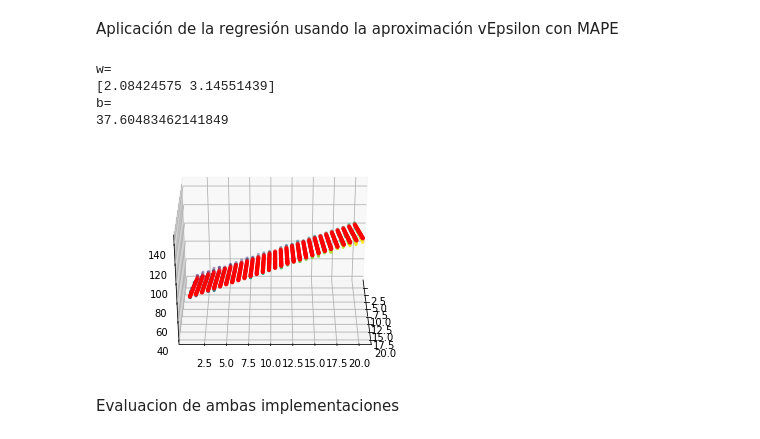
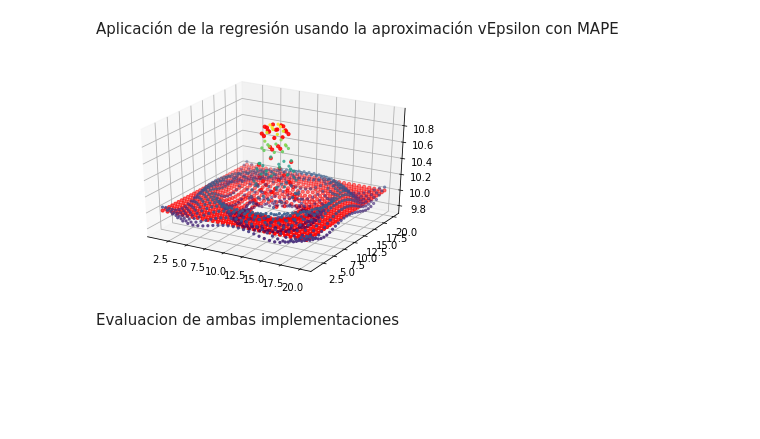
Before and after one commit to agui197/Proyecto-Mape, a Jupyter notebook: Minimización MAPE.ipynb, the cells around one changed output. Drawn from its saved outputs; the diff is of its cells as text; code cells hidden in the pictures; blank space fills up the shorter version.

```diff
--- a/Minimización MAPE.ipynb
+++ b/Minimización MAPE.ipynb
@@ -26,3 +84,13 @@ y = np.ravel(Y.T)
+# %%
+np.random.seed(1)
+lmin = 1
+lmax = 20
+n = 29
+Xm = genX(lmin=lmin,lmax=lmax,npoints=n)
+#y = testfunction1(X=Xm,noise=False)
+#y = testfunction2(X=Xm,noise=False)
+y = testfunction3(X=Xm,noise=False)
+#y = testfunction4(X=Xm,noise=False)
 # %% [markdown]
 Visualizar los datos
 # %%
@@ -45,3 +120,9 @@ def linrbf_kernel(X1,X2,gamma=None,lck=1):
+# %%
+#%% Simulacion del modelo de regresion
+def sim_modelo(X,params):
+    K_sv = custom_kernel(params[0],X,kernel=params[3],gamma=params[4],lck=params[5])
+    y = np.dot(params[1],K_sv)+params[2]
+    return y
 # %%
 # Optimization classic E-regression with cvxpy
 def SVR_E(X,y,epsilon=0.01,c=10,kernel='linear',gamma=None,lck=1):
@@ -229,12 +278,7 @@ def SVR_vMAPE(X,y,epsilon=0.01,c=10,v=1,kernel='linear',gamma=None,lck=1):
     onev = np.ones((nsamples,1))
 
     # Kernel matrix
-    if kernel == 'linear':
-        K = linear_kernel(X,X)
-    elif kernel == 'rbf':
-        K = rbf_kernel(X,X,gamma=gamma)
-    elif kernel == 'linrbf':
-        K = linrbf_kernel(X,X,gamma=gamma,lck=lck)
+    K = custom_kernel(Xm,Xm,kernel=kernel,gamma=gamma,lck=lck)
 
     # Optimization formulation vE-regression with MAPE
     alpha1 = cp.Variable((nsamples,1))
@@ -262,16 +306,10 @@ def SVR_vMAPE(X,y,epsilon=0.01,c=10,v=1,kernel='linear',gamma=None,lck=1):
     x_sv = X[indx[:,0],:]
     y_sv = y[indx[:,0]]
 
+    # Coef0 obtention
+    b = np.mean(y_sv-np.dot(alpha_sv,custom_kernel(x_sv,x_sv,kernel=kernel,gamma=gamma,lck=lck)))
 
-    w = np.sum(np.transpose(np.tile(alpha_sv,(nfeatures,1)))*x_sv,axis=0)
-    b = np.mean(y_sv-np.dot(x_sv,w))
-
-    print('w=')
-    print(w)
-    print('b=')
-    print(b)
-
-    return w,b
+    return x_sv,alpha_sv,b,kernel,gamma,lck
 # %% [markdown]
 Aplicación de la regresión usando la aproximación Epsilon
 # %%
@@ -342,24 +380,20 @@ b=
 Aplicación de la regresión usando la aproximación vEpsilon con MAPE
 # %%
 #%% Aplicar la regresion epsilon con formulacion v
-w_vmape,b_vmape = SVR_vMAPE(Xm,y,epsilon=0.01,c=10,v=1,kernel='linear',gamma=None,lck=1)
+params_vmape = SVR_vMAPE(Xm,y,epsilon=0.01,c=10,v=1,kernel='rbf',gamma=None,lck=1)
 
 #% Simular el modelo
-y_vmape = np.dot(Xm,w_vmape)+b_vmape
+y_vmape = sim_modelo(Xm,params_vmape)
 
 #% Visualizar los resultados
 fig = plt.figure()
 ax = fig.add_subplot(111, projection='3d')
-ax.scatter(x1m, x2m, y, c=y,s=5)
-ax.scatter(x1m, x2m, y_vmape, c='r',s=10)
-ax.view_init(30, 0)
+ax.scatter(Xm[:,0],Xm[:,1], y, c=y,s=5)
+ax.scatter(Xm[:,0],Xm[:,1], y_vmape, c='r',s=10)
+#ax.view_init(30, 0)
 plt.show()
 # %% [output]
-w=
-[2.08424575 3.14551439]
-b=
-37.60483462141849
-[figure, old version]
+[figure, new version]
 # %% [markdown]
 Evaluacion de ambas implementaciones
 # %%
```
Also changed, not shown: parts of 16 cells of this notebook, 2 other files.
